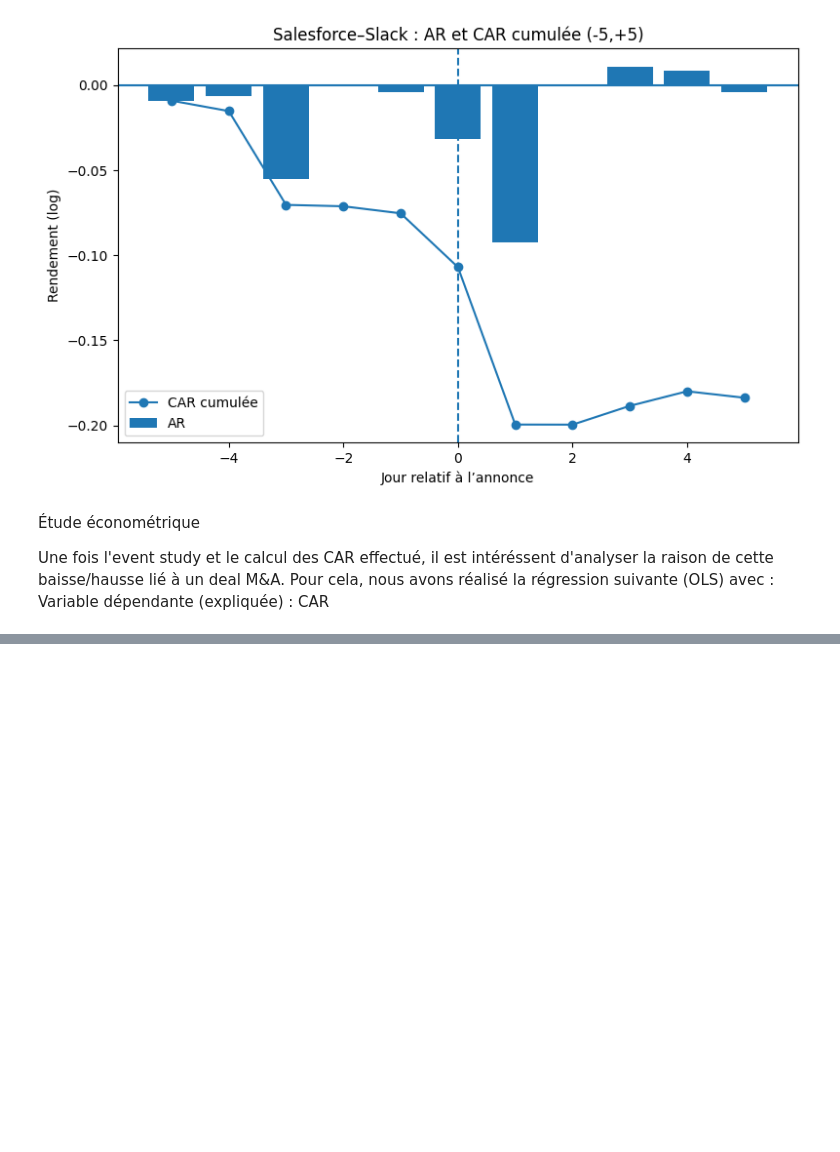
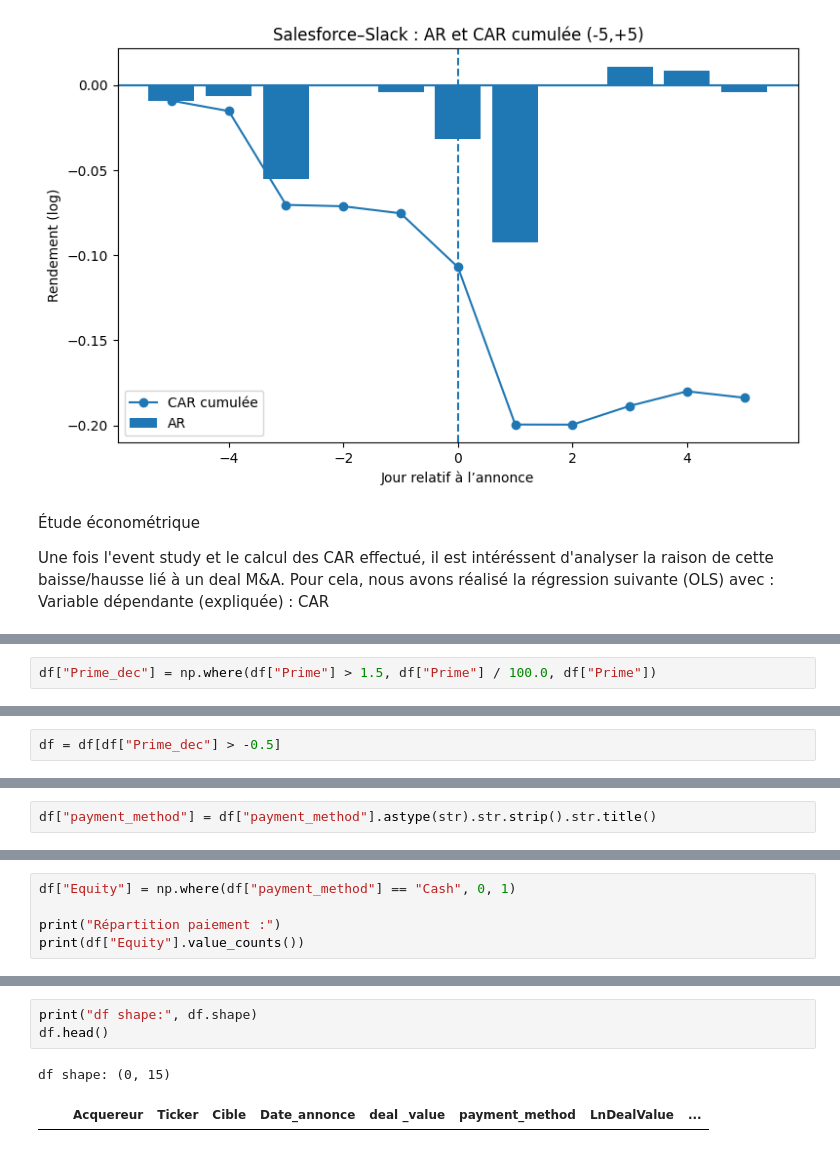
Before and after one commit to theovrgl/IAE_METZ_2026_EMPIRICAL_FINANCE, a Jupyter notebook: Projet.ipynb, the cells around one changed output, grey strips where cells are left out. Saved outputs shown, nothing was run; the diff lists cells and outputs as text; blank space fills up the shorter version.

```diff
--- a/Projet.ipynb
+++ b/Projet.ipynb
@@ -791,0 +828,2 @@ FileNotFoundError: [Errno 2] No such file or directory: 'regression2.csv'
+# %%
+df["Prime_dec"] = np.where(df["Prime"] > 1.5, df["Prime"] / 100.0, df["Prime"])
@@ -791,0 +832,2 @@ FileNotFoundError: [Errno 2] No such file or directory: 'regression2.csv'
+# %%
+df = df[df["Prime_dec"] > -0.5]
@@ -791,0 +836,2 @@ FileNotFoundError: [Errno 2] No such file or directory: 'regression2.csv'
+# %%
+df["payment_method"] = df["payment_method"].astype(str).str.strip().str.title()
@@ -791,0 +842,5 @@ FileNotFoundError: [Errno 2] No such file or directory: 'regression2.csv'
+# %%
+df["Equity"] = np.where(df["payment_method"] == "Cash", 0, 1)
+
+print("Répartition paiement :")
+print(df["Equity"].value_counts())
@@ -791,0 +894,6 @@ FileNotFoundError: [Errno 2] No such file or directory: 'regression2.csv'
+# %%
+print("df shape:", df.shape)
+df.head()
+# %% [output]
+df shape: (0, 15)
+|  |  | Acquereur | Ticker | Cible | Date_annonce | deal _value | payment_method | LnDealValue | ... |
```
Also changed, not shown: parts of 19 cells of this notebook, 1 other file.
